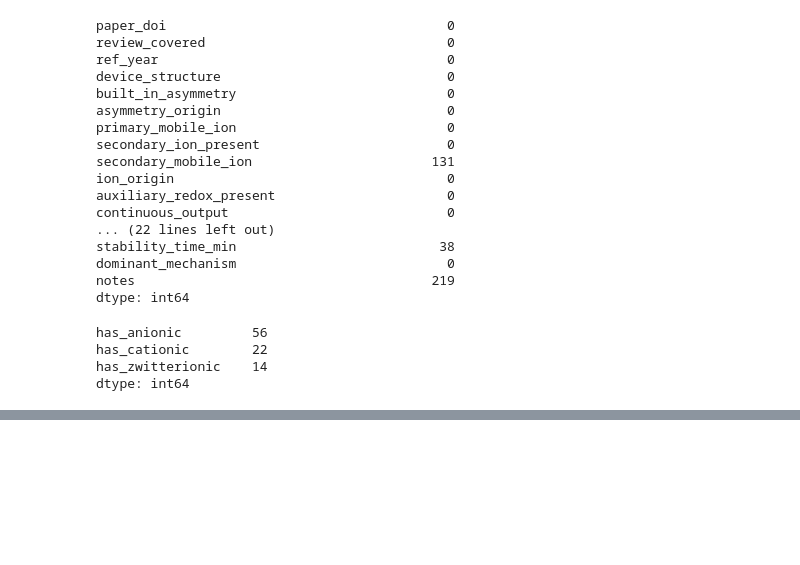
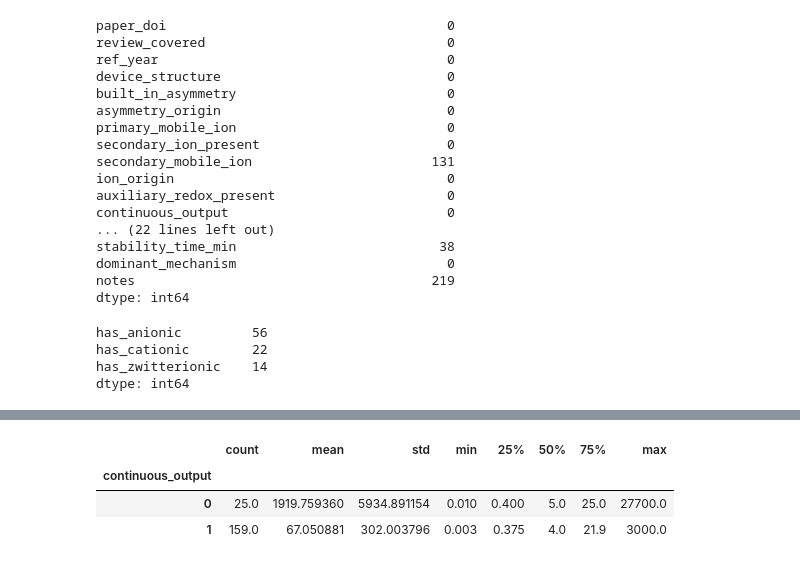
Before and after one commit to wenluanzhang/hydrovoltaic-ml, a Jupyter notebook: notebooks/01_data_cleaning.ipynb, the cells around one changed output, grey strips where cells are left out. Saved outputs shown, nothing was run; the diff lists cells and outputs as text; code cells hidden in the pictures; blank space fills up the shorter version.

```diff
--- a/notebooks/01_data_cleaning.ipynb
+++ b/notebooks/01_data_cleaning.ipynb
@@ -96,0 +141,7 @@ df["polyelectrolyte_zwitterionic_raw"] = df["polyelectrolyte_zwitterionic"]
+# %%
+df.groupby("continuous_output")["jsc_uA_cm2"].describe()
+# %% [output]
+|  | count | mean | std | min | 25% | 50% | 75% | max |
+| continuous_output |  |  |  |  |  |  |  |  |
+| 0 | 25.0 | 1919.759360 | 5934.891154 | 0.010 | 0.400 | 5.0 | 25.0 | 27700.0 |
+| 1 | 159.0 | 67.050881 | 302.003796 | 0.003 | 0.375 | 4.0 | 21.9 | 3000.0 |
```
Also changed, not shown: parts of 28 cells of this notebook, 1 other file.
